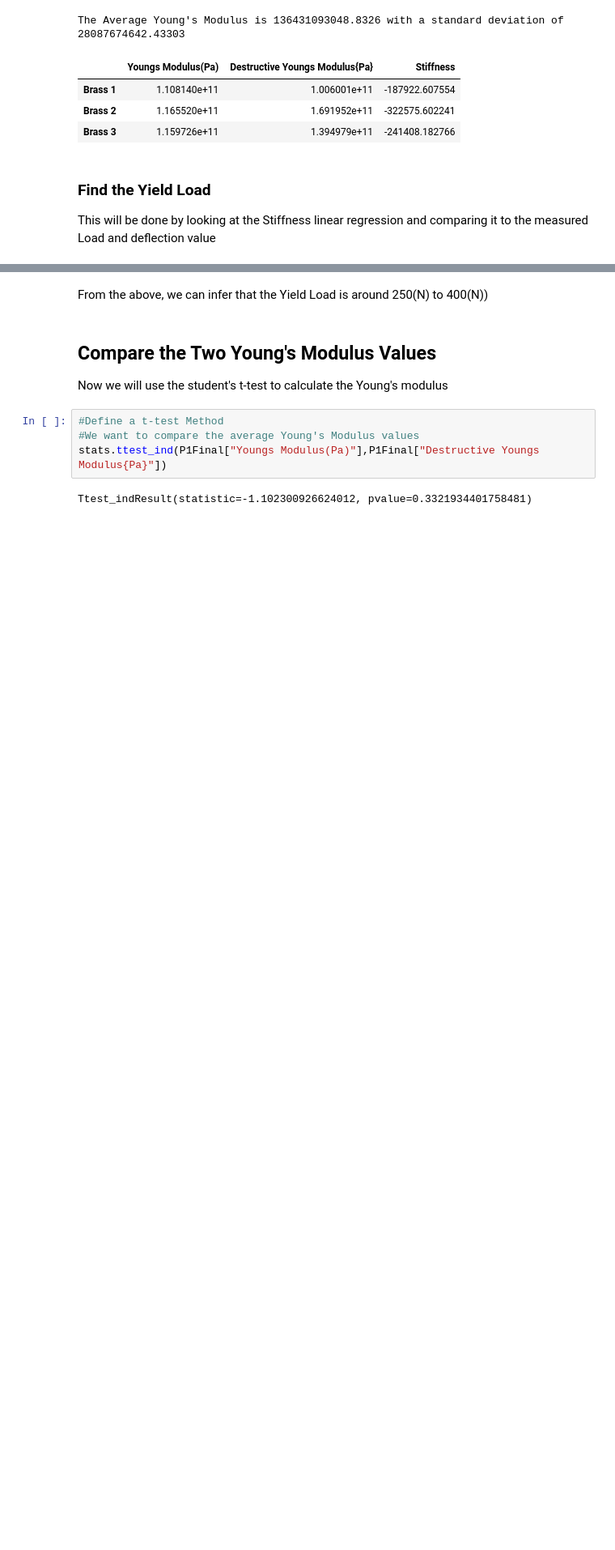
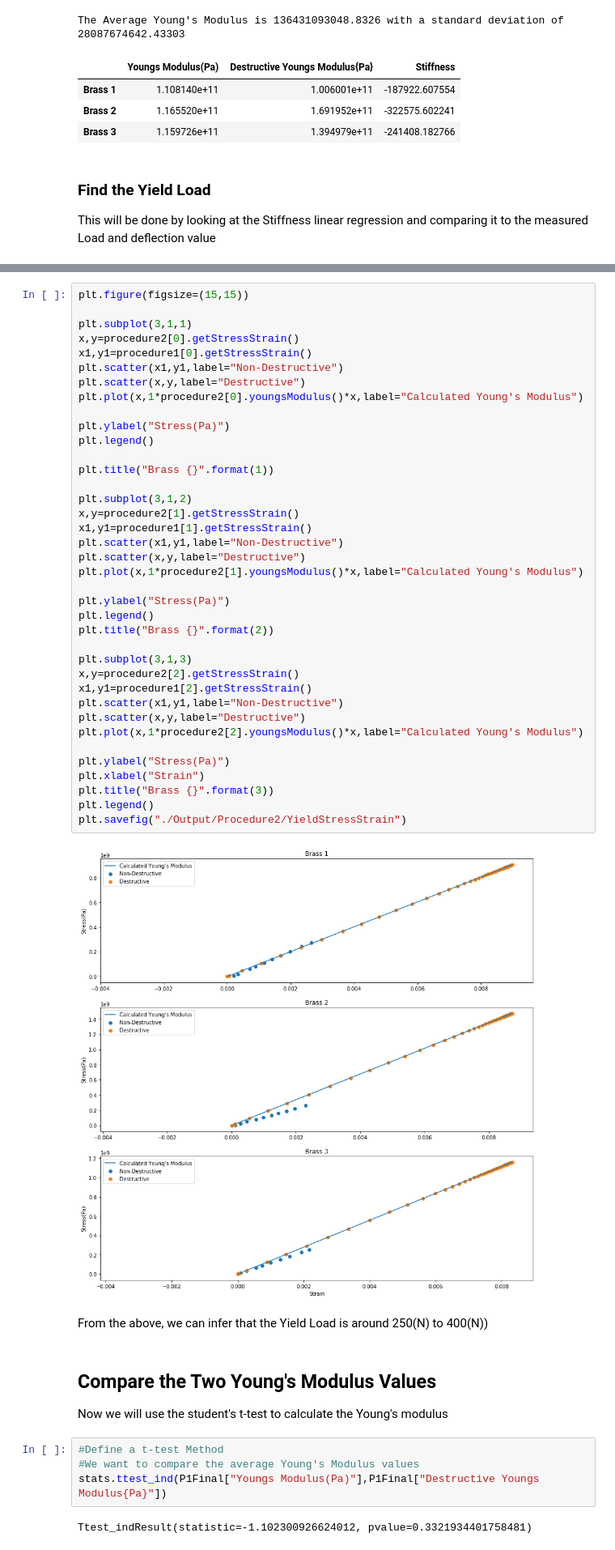
Before and after one commit to adithyas98/BiomechancialTesting, a Jupyter notebook: Biomechanical Testing Data Analysis.ipynb, the cells around one changed output, grey strips where cells are left out. Shown: that part at 81% size. Saved outputs shown, nothing was run; the diff lists cells and outputs as text; blank space fills up the shorter version.

```diff
--- a/Biomechanical Testing Data Analysis.ipynb
+++ b/Biomechanical Testing Data Analysis.ipynb
@@ -177,5 +183,45 @@ plt.savefig("./Output/Procedure2/YieldLoadStress")
 # %% [output]
 [figure]
+# %%
+plt.figure(figsize=(15,15))
+
+plt.subplot(3,1,1)
+x,y=procedure2[0].getStressStrain()
+x1,y1=procedure1[0].getStressStrain()
+plt.scatter(x1,y1,label="Non-Destructive")
+plt.scatter(x,y,label="Destructive")
+plt.plot(x,1*procedure2[0].youngsModulus()*x,label="Calculated Young's Modulus")
+
+plt.ylabel("Stress(Pa)")
+plt.legend()
+
+plt.title("Brass {}".format(1))
+
+plt.subplot(3,1,2)
+x,y=procedure2[1].getStressStrain()
+x1,y1=procedure1[1].getStressStrain()
+plt.scatter(x1,y1,label="Non-Destructive")
+plt.scatter(x,y,label="Destructive")
+plt.plot(x,1*procedure2[1].youngsModulus()*x,label="Calculated Young's Modulus")
+
+plt.ylabel("Stress(Pa)")
+plt.legend()
+plt.title("Brass {}".format(2))
+
+plt.subplot(3,1,3)
+x,y=procedure2[2].getStressStrain()
+x1,y1=procedure1[2].getStressStrain()
+plt.scatter(x1,y1,label="Non-Destructive")
+plt.scatter(x,y,label="Destructive")
+plt.plot(x,1*procedure2[2].youngsModulus()*x,label="Calculated Young's Modulus")
+
+plt.ylabel("Stress(Pa)")
+plt.xlabel("Strain")
+plt.title("Brass {}".format(3))
+plt.legend()
+plt.savefig("./Output/Procedure2/YieldStressStrain")
+# %% [output]
+[figure, added]
 # %% [markdown]
 From the above, we can infer that the Yield Load is around 250(N) to 400(N))
 # %% [markdown]
```
Also changed, not shown: parts of 5 cells of this notebook, 5 other files.
